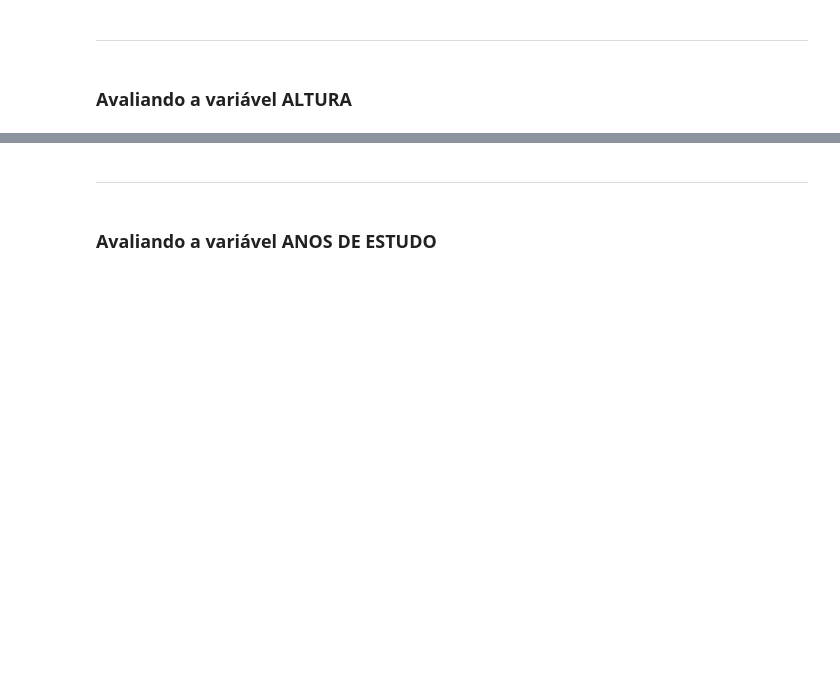
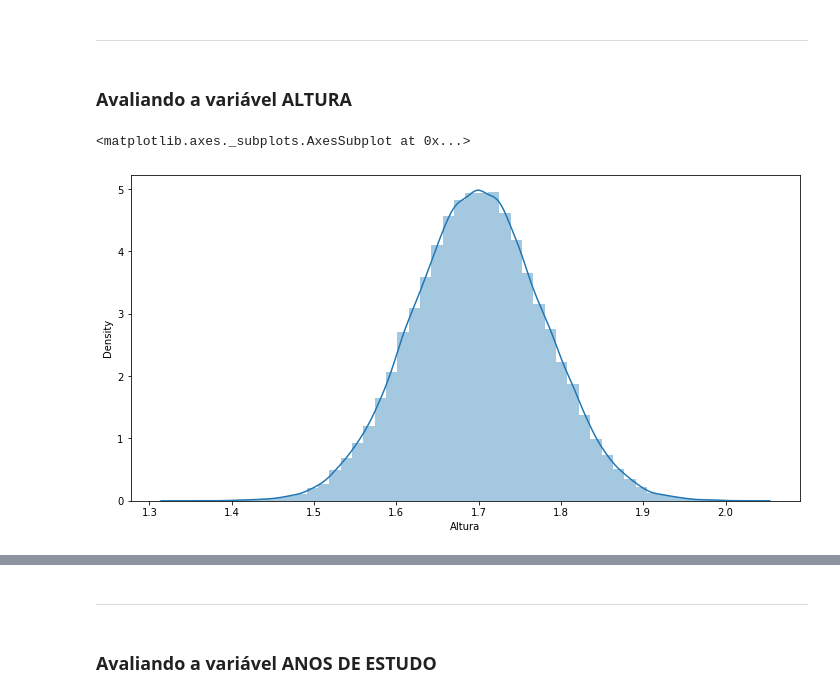
Before and after one commit to Gleis0nLemos/Estatistica_I, a Jupyter notebook: CursoDeEstatisca1.ipynb, the cells around one changed output, grey strips where cells are left out. Cells and saved outputs as stored; diff of their text form; code cells hidden in the pictures; blank space fills up the shorter version.

```diff
--- a/CursoDeEstatisca1.ipynb
+++ b/CursoDeEstatisca1.ipynb
@@ -670,3 +964,10 @@ Pode-se definir a moda como sendo o valor mais frequente de um conjunto de dados
 ***
 # %% [markdown]
 ### Avaliando a variável ALTURA
+# %%
+ax = sns.distplot(dados.Altura)
+ax.figure.set_size_inches(12, 6)
+ax
+# %% [output]
+<matplotlib.axes._subplots.AxesSubplot at 0x...>
+[figure, added]
```
Also changed, not shown: parts of 47 cells of this notebook, 1 other file.
